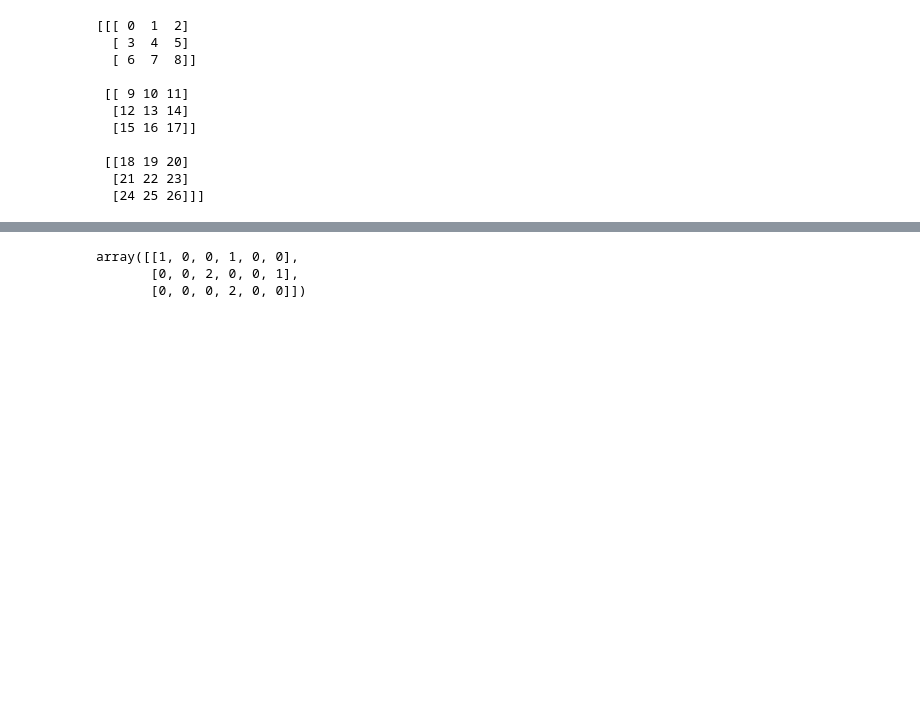
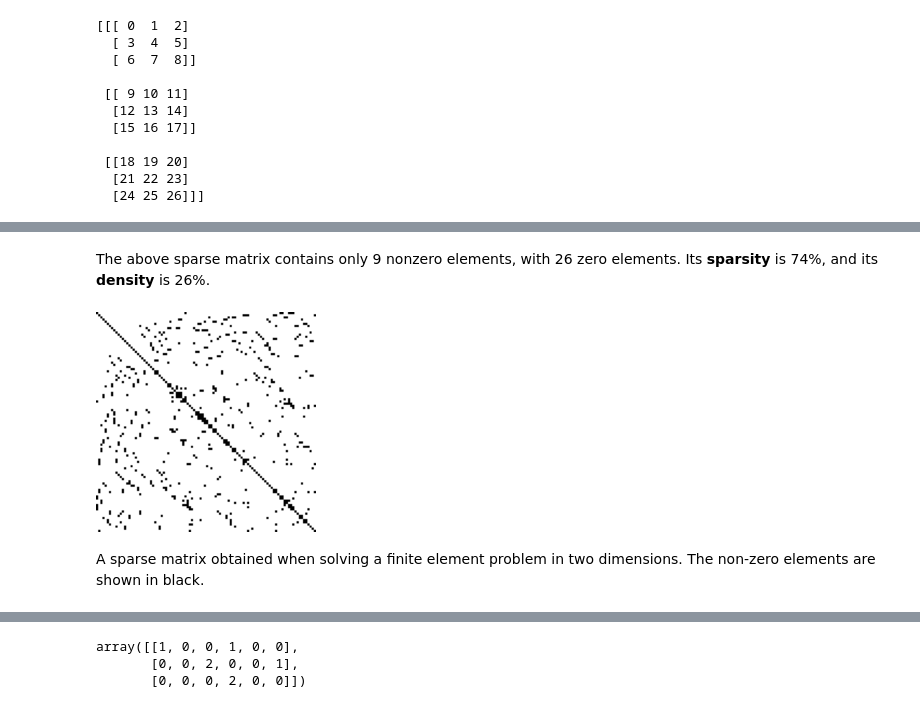
Before and after one commit to abhi3700/My_Learning-Python, a Jupyter notebook: libs/numpy/numpy.ipynb, the cells around one changed output, grey strips where cells are left out. Saved outputs shown, nothing was run; the diff lists cells and outputs as text; code cells hidden in the pictures; blank space fills up the shorter version.

```diff
--- a/libs/numpy/numpy_practice.ipynb
+++ b/libs/numpy/numpy.ipynb
@@ -133,0 +359,8 @@ print(b)
+# %% [markdown]
+The above sparse matrix contains only 9 nonzero elements, with 26 zero elements. Its __sparsity__ is 74%, and its __density__ is 26%.
+# %%
+Image("../../images/Finite_element_sparse_matrix.png")
+# %% [output]
+[figure, added]
+# %% [markdown]
+A sparse matrix obtained when solving a finite element problem in two dimensions. The non-zero elements are shown in black.
```
Also changed, not shown: parts of 44 cells of this notebook, 4 other files.
